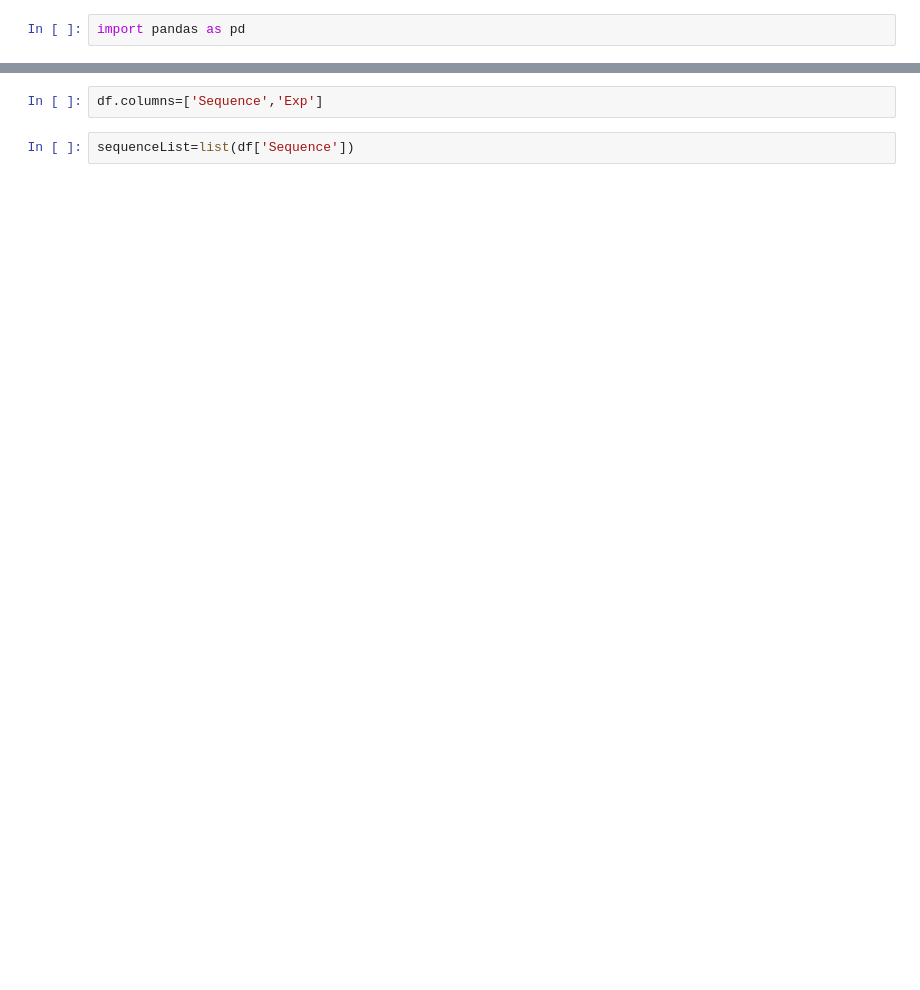
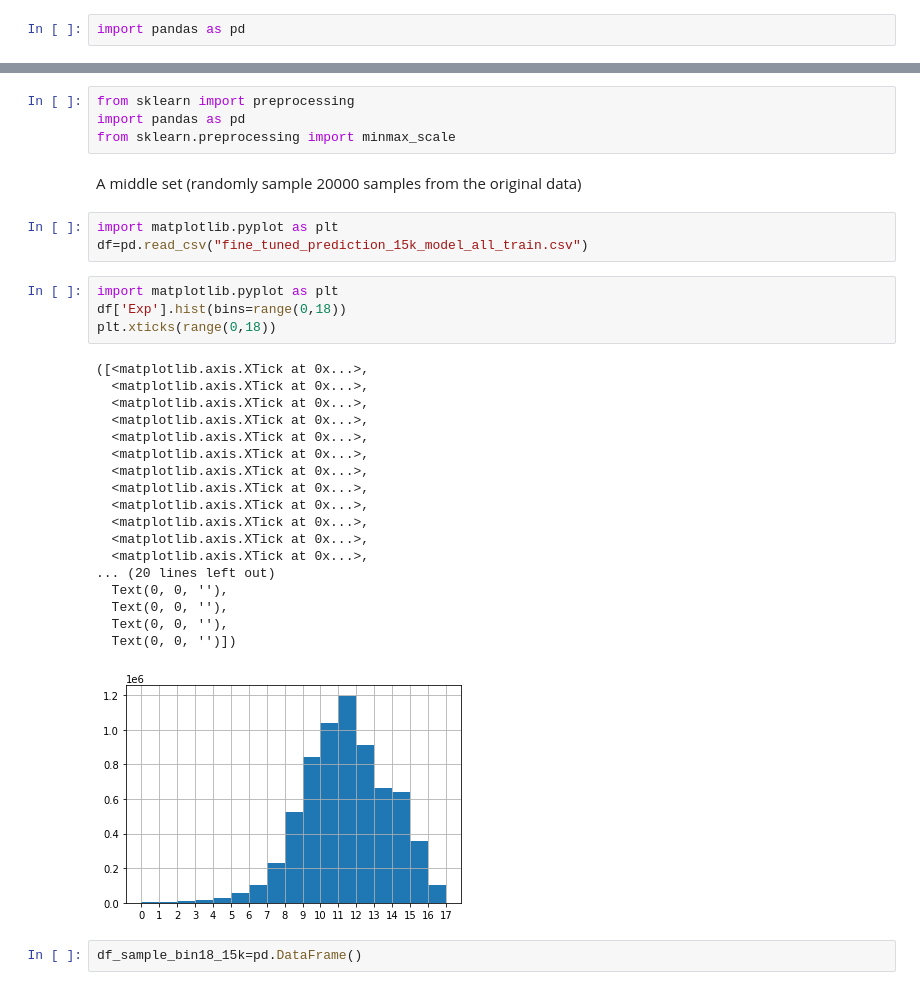
Before and after one commit to luzhixiu/Dream_NLP, a Jupyter notebook: preprocess.ipynb, the cells around one changed output, grey strips where cells are left out. Drawn from its saved outputs; the diff is of its cells as text; blank space fills up the shorter version.

Commit message:
updaiting preprocess

```diff
--- a/preprocess.ipynb
+++ b/preprocess.ipynb
@@ -9,4 +3,34 @@ Appears that the head and tail sequences are mostly same for this dataset, we ca
-# %%
-df.columns=['Sequence','Exp']
-# %%
-sequenceList=list(df['Sequence'])
+# %%
+from sklearn import preprocessing
+import pandas as pd
+from sklearn.preprocessing import minmax_scale
+# %% [markdown]
+A middle set (randomly sample 20000 samples from the original data)
+# %%
+import matplotlib.pyplot as plt
+df=pd.read_csv("fine_tuned_prediction_15k_model_all_train.csv")
+# %%
+import matplotlib.pyplot as plt
+df['Exp'].hist(bins=range(0,18))
+plt.xticks(range(0,18))
+# %% [output]
+([<matplotlib.axis.XTick at 0x...>,
+  <matplotlib.axis.XTick at 0x...>,
+  <matplotlib.axis.XTick at 0x...>,
+  <matplotlib.axis.XTick at 0x...>,
+  <matplotlib.axis.XTick at 0x...>,
+  <matplotlib.axis.XTick at 0x...>,
+  <matplotlib.axis.XTick at 0x...>,
+  <matplotlib.axis.XTick at 0x...>,
+  <matplotlib.axis.XTick at 0x...>,
+  <matplotlib.axis.XTick at 0x...>,
+  <matplotlib.axis.XTick at 0x...>,
+  <matplotlib.axis.XTick at 0x...>,
+... (20 lines left out)
+  Text(0, 0, ''),
+  Text(0, 0, ''),
+  Text(0, 0, ''),
+  Text(0, 0, '')])
+[figure, added]
+# %%
+df_sample_bin18_15k=pd.DataFrame()
```
Also changed, not shown: parts of 26 cells of this notebook.
